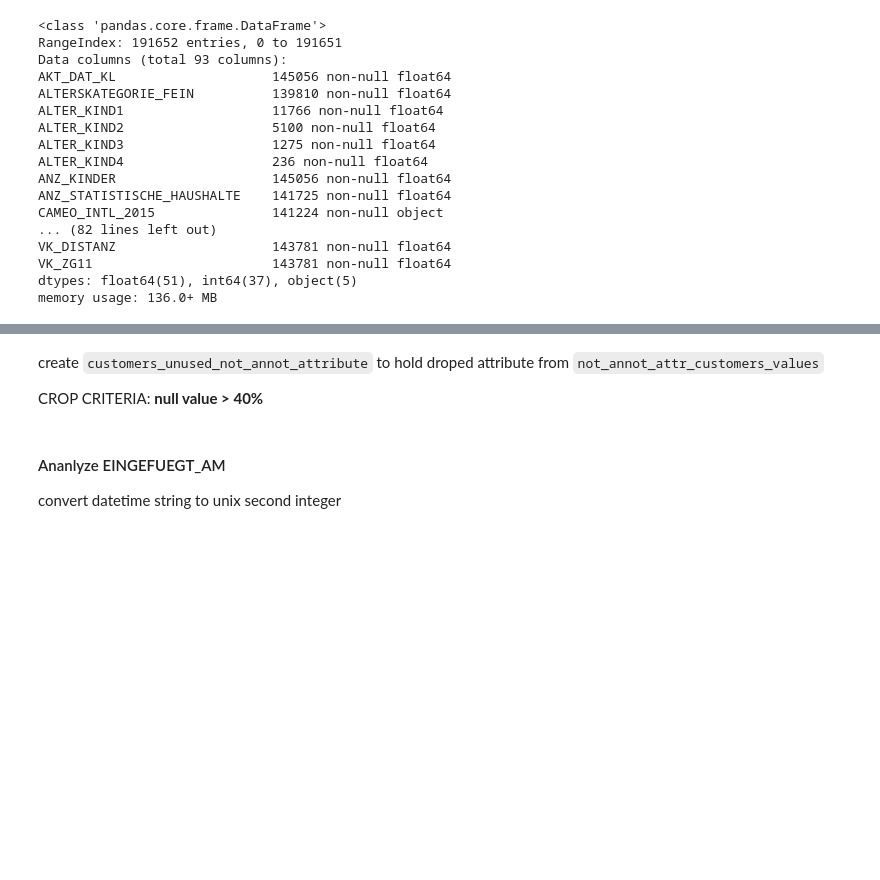
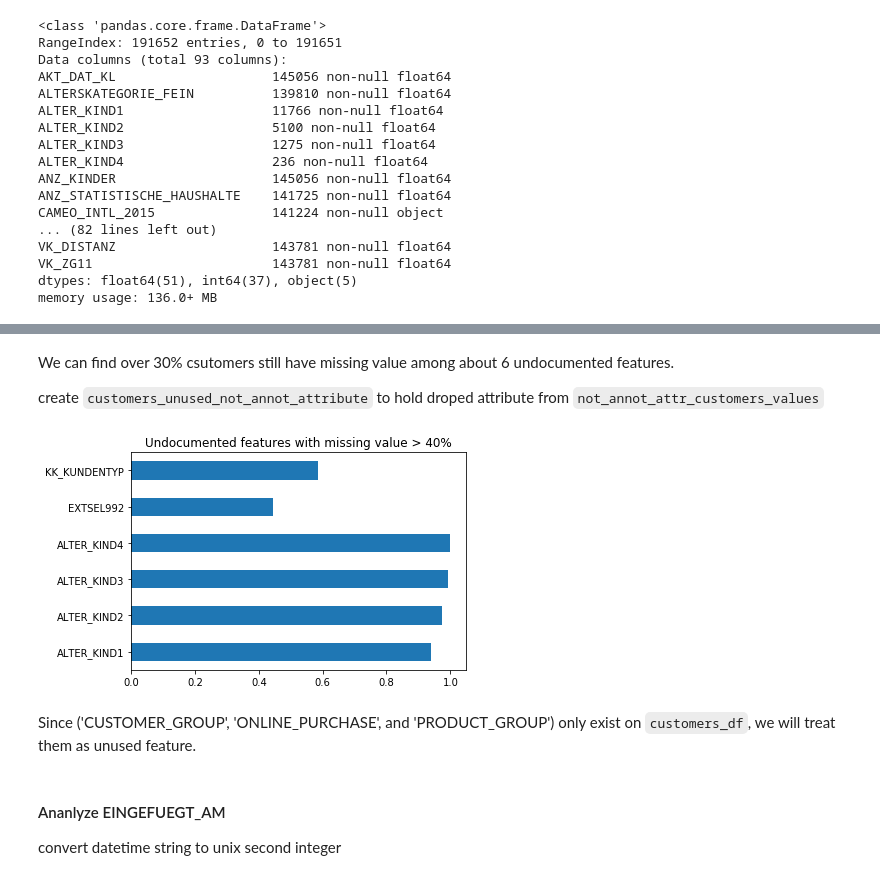
Before and after one commit to dragon7-fc/DSND-Capstone, a Jupyter notebook: Arvato Project Workbook.ipynb, the cells around one changed output, grey strips where cells are left out. Drawn from its saved outputs; the diff is of its cells as text; code cells hidden in the pictures; blank space fills up the shorter version.

```diff
--- a/Arvato Project Workbook.ipynb
+++ b/Arvato Project Workbook.ipynb
@@ -336,0 +351,2 @@ plt.show()
+# %%
+FEATURE_DROP_RATIO=.3
@@ -509,5 +531,5 @@ plt.show()
-# %% [markdown]
-create `customers_unused_not_annot_attribute` to hold droped attribute from `not_annot_attr_customers_values`
-
-CROP CRITERIA: __null value > 40%__
+# %% [markdown]
+We can find over 30% csutomers still have missing value among about 6 undocumented features.
+
+create `customers_unused_not_annot_attribute` to hold droped attribute from `not_annot_attr_customers_values`
 # %%
@@ -516,4 +536,12 @@ FEATURE_DROP_RATIO=.4
 customers_unused_not_annot_attribute = not_annot_attr_customers_values[customers_df[not_annot_attr_customers_values].isnull().mean() > FEATURE_DROP_RATIO]
+# %%
+customers_df[customers_unused_not_annot_attribute].isnull().mean().plot.barh()
+plt.title('Undocumented features with missing value > 40%')
+plt.show()
+# %% [output]
+[figure, added]
+# %% [markdown]
+Since ('CUSTOMER_GROUP', 'ONLINE_PURCHASE', and 'PRODUCT_GROUP') only exist on `customers_df`, we will treat them as unused feature.
 # %%
 customers_unused_not_annot_attribute = np.union1d(customers_unused_not_annot_attribute, only_attr_customers)
 # %% [markdown]
```
Also changed, not shown: parts of 131 cells of this notebook.
